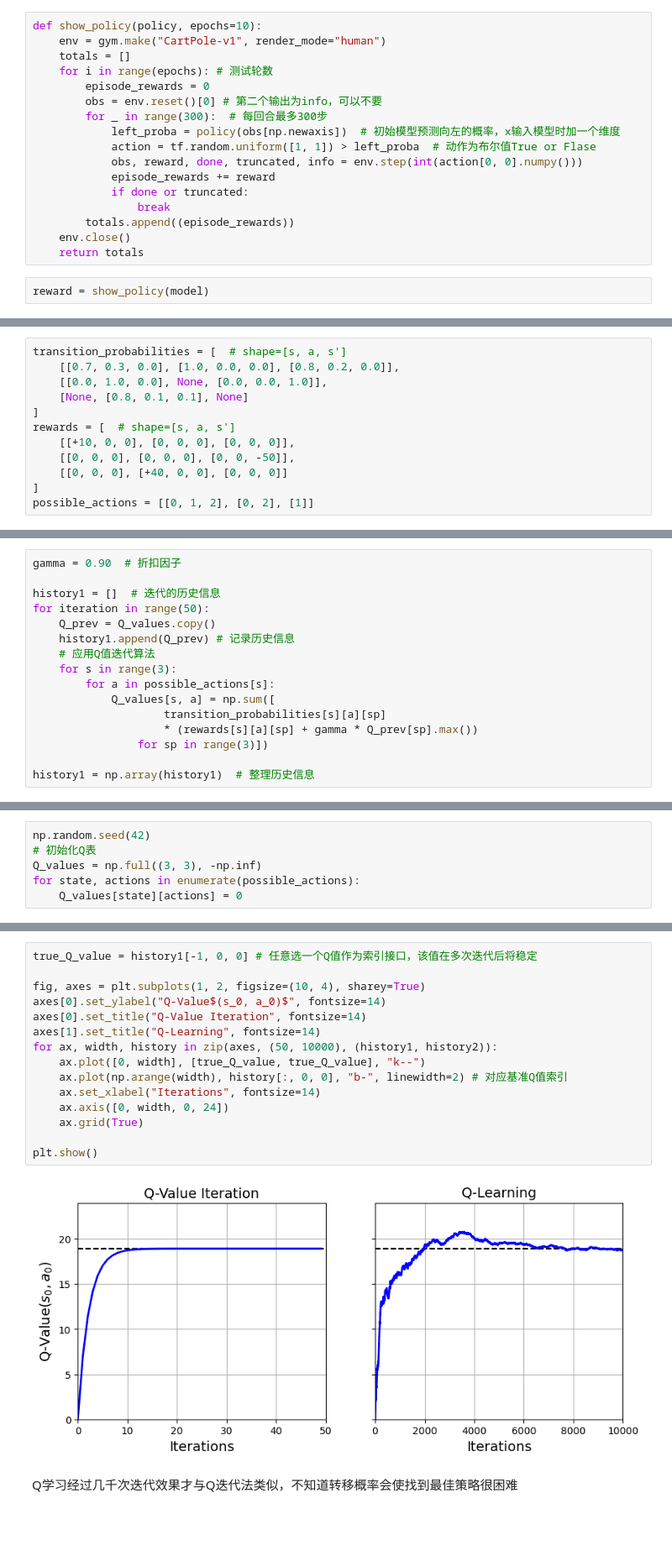
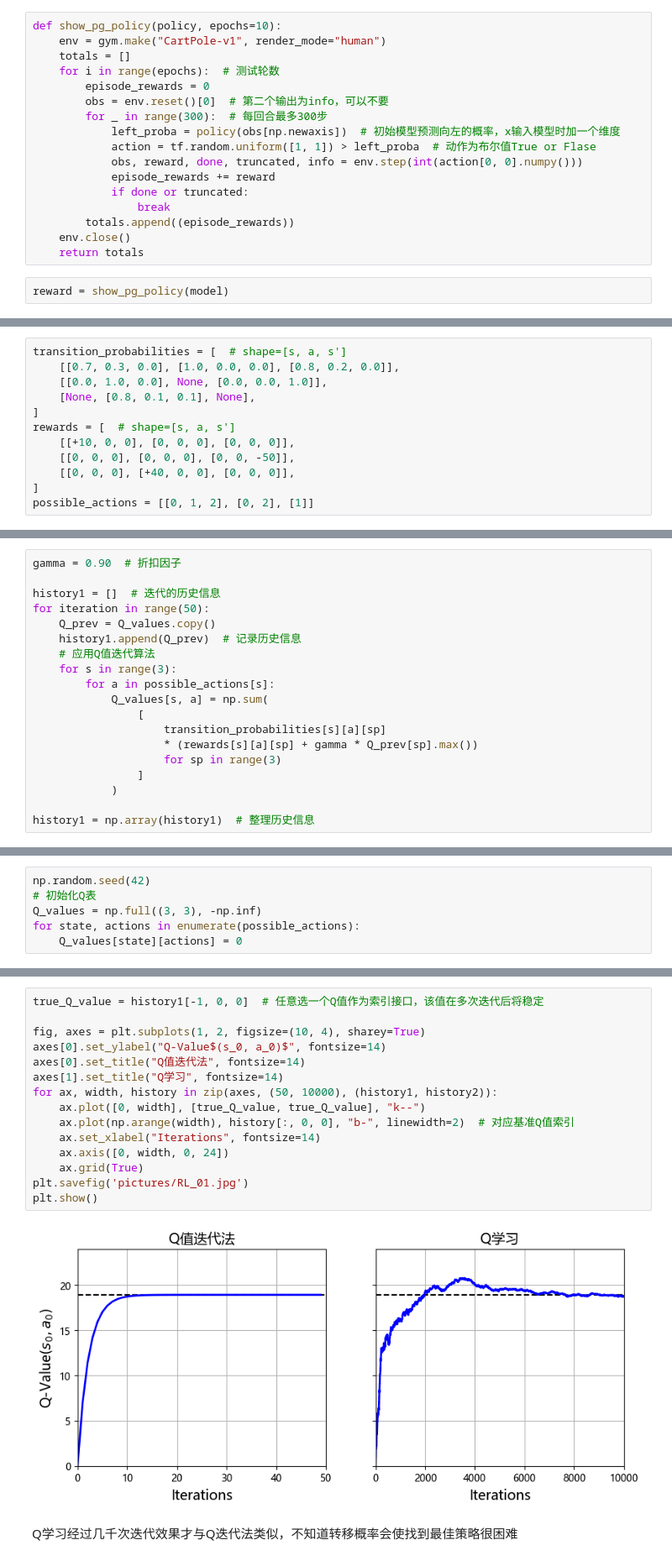
Before and after one commit to Aegis1863/ML_practice, a Jupyter notebook: 机器学习实战笔记/18_强化学习.ipynb, the cells around one changed output, grey strips where cells are left out. Shown at 84% size. Saved outputs shown, nothing was run; the diff lists cells and outputs as text; blank space fills up the shorter version.

```diff
--- a/机器学习实战笔记/18_强化学习.ipynb
+++ b/机器学习实战笔记/18_强化学习.ipynb
@@ -244,10 +248,10 @@ WARNING:tensorflow:No training configuration found in the save file, so the mode
 # %%
-def show_policy(policy, epochs=10):
+def show_pg_policy(policy, epochs=10):
     env = gym.make("CartPole-v1", render_mode="human")
     totals = []
-    for i in range(epochs): # 测试轮数
+    for i in range(epochs):  # 测试轮数
         episode_rewards = 0
-        obs = env.reset()[0] # 第二个输出为info，可以不要
+        obs = env.reset()[0]  # 第二个输出为info，可以不要
         for _ in range(300):  # 每回合最多300步
             left_proba = policy(obs[np.newaxis])  # 初始模型预测向左的概率，x输入模型时加一个维度
             action = tf.random.uniform([1, 1]) > left_proba  # 动作为布尔值True or Flase
@@ -259,7 +263,7 @@ def show_policy(policy, epochs=10):
     env.close()
     return totals
 # %%
-reward = show_policy(model)
+reward = show_pg_policy(model)
 # %%
 reward
 # %% [output]
@@ -282,12 +288,12 @@ PG算法注意点
 transition_probabilities = [  # shape=[s, a, s']
     [[0.7, 0.3, 0.0], [1.0, 0.0, 0.0], [0.8, 0.2, 0.0]],
     [[0.0, 1.0, 0.0], None, [0.0, 0.0, 1.0]],
-    [None, [0.8, 0.1, 0.1], None]
+    [None, [0.8, 0.1, 0.1], None],
 ]
 rewards = [  # shape=[s, a, s']
     [[+10, 0, 0], [0, 0, 0], [0, 0, 0]],
     [[0, 0, 0], [0, 0, 0], [0, 0, -50]],
-    [[0, 0, 0], [+40, 0, 0], [0, 0, 0]]
+    [[0, 0, 0], [+40, 0, 0], [0, 0, 0]],
 ]
 possible_actions = [[0, 1, 2], [0, 2], [1]]
 # %% [markdown]
@@ -314,14 +320,17 @@ gamma = 0.90  # 折扣因子
 history1 = []  # 迭代的历史信息
 for iteration in range(50):
     Q_prev = Q_values.copy()
-    history1.append(Q_prev) # 记录历史信息
+    history1.append(Q_prev)  # 记录历史信息
     # 应用Q值迭代算法
     for s in range(3):
         for a in possible_actions[s]:
-            Q_values[s, a] = np.sum([
+            Q_values[s, a] = np.sum(
+                [
                     transition_probabilities[s][a][sp]
                     * (rewards[s][a][sp] + gamma * Q_prev[sp].max())
-                for sp in range(3)])
+                    for sp in range(3)
+                ]
+            )
 
 history1 = np.array(history1)  # 整理历史信息
 # %%
@@ -416,22 +405,22 @@ for iteration in range(10_000):
 
 history2 = np.array(history2)  # 整理Q表
 # %%
-true_Q_value = history1[-1, 0, 0] # 任意选一个Q值作为索引接口，该值在多次迭代后将稳定
+true_Q_value = history1[-1, 0, 0]  # 任意选一个Q值作为索引接口，该值在多次迭代后将稳定
 
 fig, axes = plt.subplots(1, 2, figsize=(10, 4), sharey=True)
 axes[0].set_ylabel("Q-Value$(s_0, a_0)$", fontsize=14)
-axes[0].set_title("Q-Value Iteration", fontsize=14)
-axes[1].set_title("Q-Learning", fontsize=14)
+axes[0].set_title("Q值迭代法", fontsize=14)
+axes[1].set_title("Q学习", fontsize=14)
 for ax, width, history in zip(axes, (50, 10000), (history1, history2)):
     ax.plot([0, width], [true_Q_value, true_Q_value], "k--")
-    ax.plot(np.arange(width), history[:, 0, 0], "b-", linewidth=2) # 对应基准Q值索引
+    ax.plot(np.arange(width), history[:, 0, 0], "b-", linewidth=2)  # 对应基准Q值索引
     ax.set_xlabel("Iterations", fontsize=14)
     ax.axis([0, width, 0, 24])
     ax.grid(True)
-
+plt.savefig('pictures/RL_01.jpg')
 plt.show()
 # %% [output]
-[figure, old version]
+[figure, new version]
 # %% [markdown]
 Q学习经过几千次迭代效果才与Q迭代法类似，不知道转移概率会使找到最佳策略很困难
 # %% [markdown]
```
Also changed, not shown: parts of 81 cells of this notebook, 4 other files.
